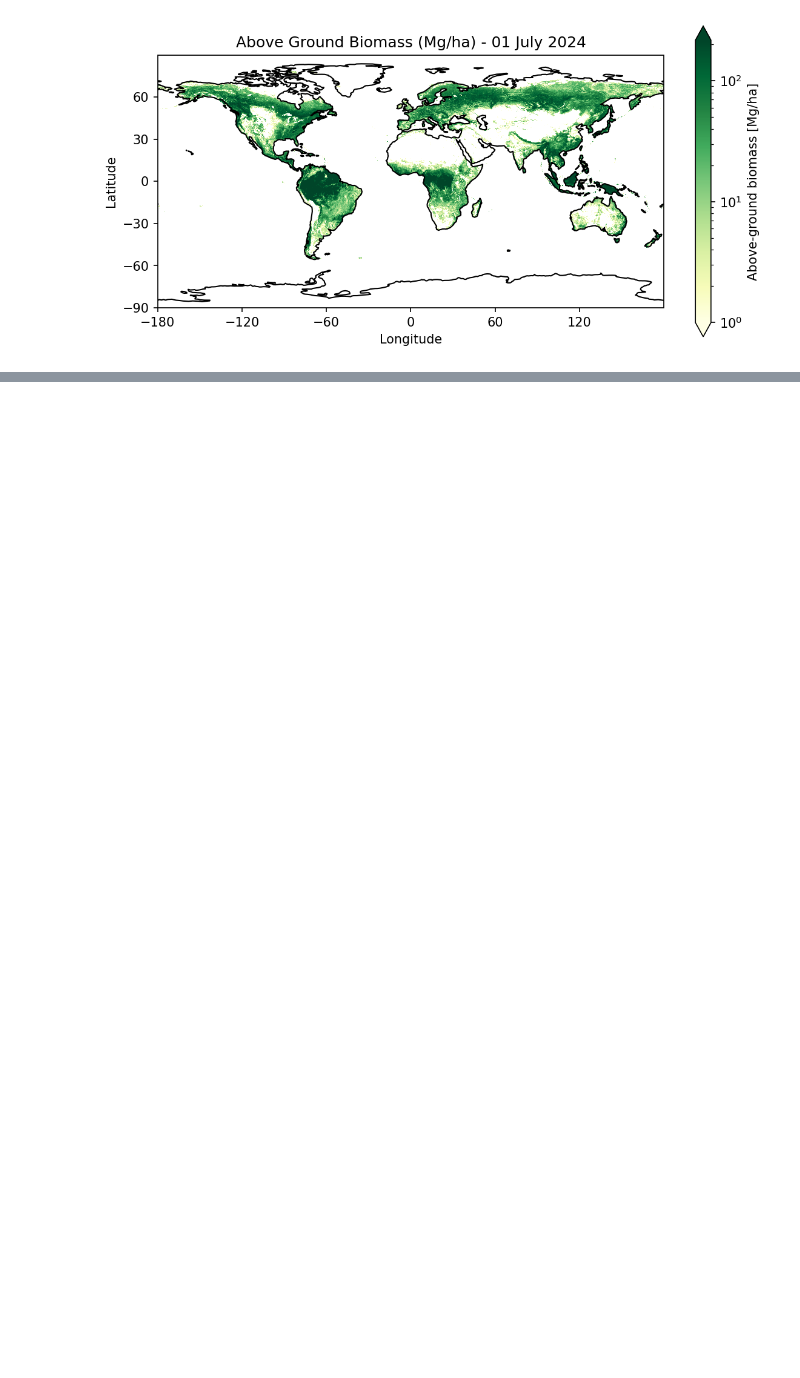
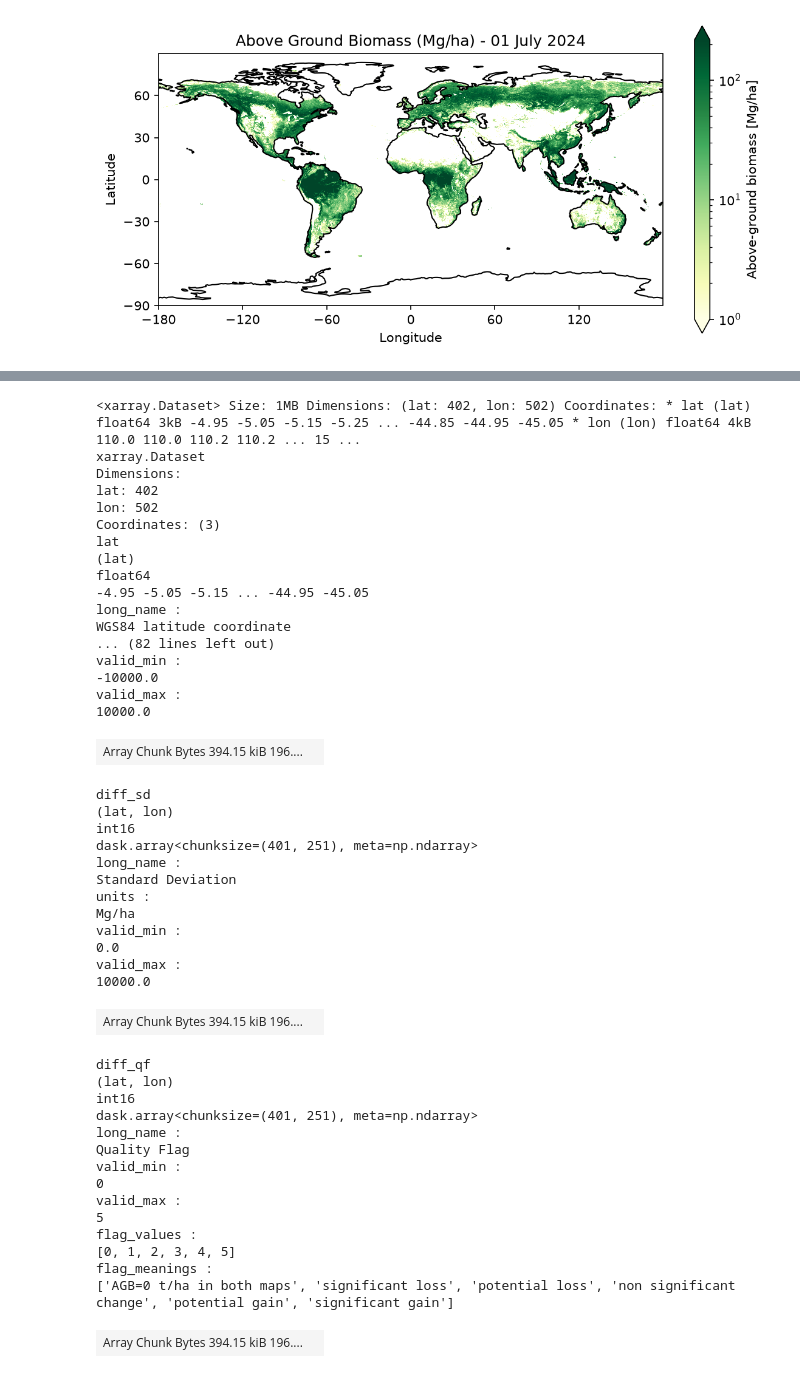
Before and after one commit to esa-cci/cci-notebooks, a Jupyter notebook: notebooks/Biomass_CCI.ipynb, the cells around one changed output, grey strips where cells are left out. Drawn from its saved outputs; the diff is of its cells as text; code cells hidden in the pictures; blank space fills up the shorter version.

```diff
--- a/notebooks/Biomass_CCI.ipynb
+++ b/notebooks/Biomass_CCI.ipynb
@@ -372,0 +286,54 @@ POLYGON((5.490000000000009 47.21, 5.490000000000009 55.099999999999994, 15.50000
+# %%
+# importing the agb_change operator
+from esa_climate_toolbox.ops import agb_change
+
+# defining a new dataset with the change in above ground biomass agb, using the subset built above
+diff_ds = agb_change(ds=biomass_sub,reference="2005-07-02",difference="2024-07-01", agb_name='agb')
+diff_ds
+# %% [output]
+<xarray.Dataset> Size: 1MB Dimensions: (lat: 402, lon: 502) Coordinates: * lat (lat) float64 3kB -4.95 -5.05 -5.15 -5.25 ... -44.85 -44.95 -45.05 * lon (lon) float64 4kB 110.0 110.0 110.2 110.2 ... 15 ...
+xarray.Dataset
+Dimensions:
+lat: 402
+lon: 502
+Coordinates: (3)
+lat
+(lat)
+float64
+-4.95 -5.05 -5.15 ... -44.95 -45.05
+long_name :
+WGS84 latitude coordinate
+... (82 lines left out)
+valid_min :
+-10000.0
+valid_max :
+10000.0
+| Array Chunk Bytes 394.15 kiB 196.... |  |
+diff_sd
+(lat, lon)
+int16
+dask.array<chunksize=(401, 251), meta=np.ndarray>
+long_name :
+Standard Deviation
+units :
+Mg/ha
+valid_min :
+0.0
+valid_max :
+10000.0
+| Array Chunk Bytes 394.15 kiB 196.... |  |
+diff_qf
+(lat, lon)
+int16
+dask.array<chunksize=(401, 251), meta=np.ndarray>
+long_name :
+Quality Flag
+valid_min :
+0
+valid_max :
+5
+flag_values :
+[0, 1, 2, 3, 4, 5]
+flag_meanings :
+['AGB=0 t/ha in both maps', 'significant loss', 'potential loss', 'non significant change', 'potential gain', 'significant gain']
+| Array Chunk Bytes 394.15 kiB 196.... |  |
```
Also changed, not shown: parts of 12 cells of this notebook.
